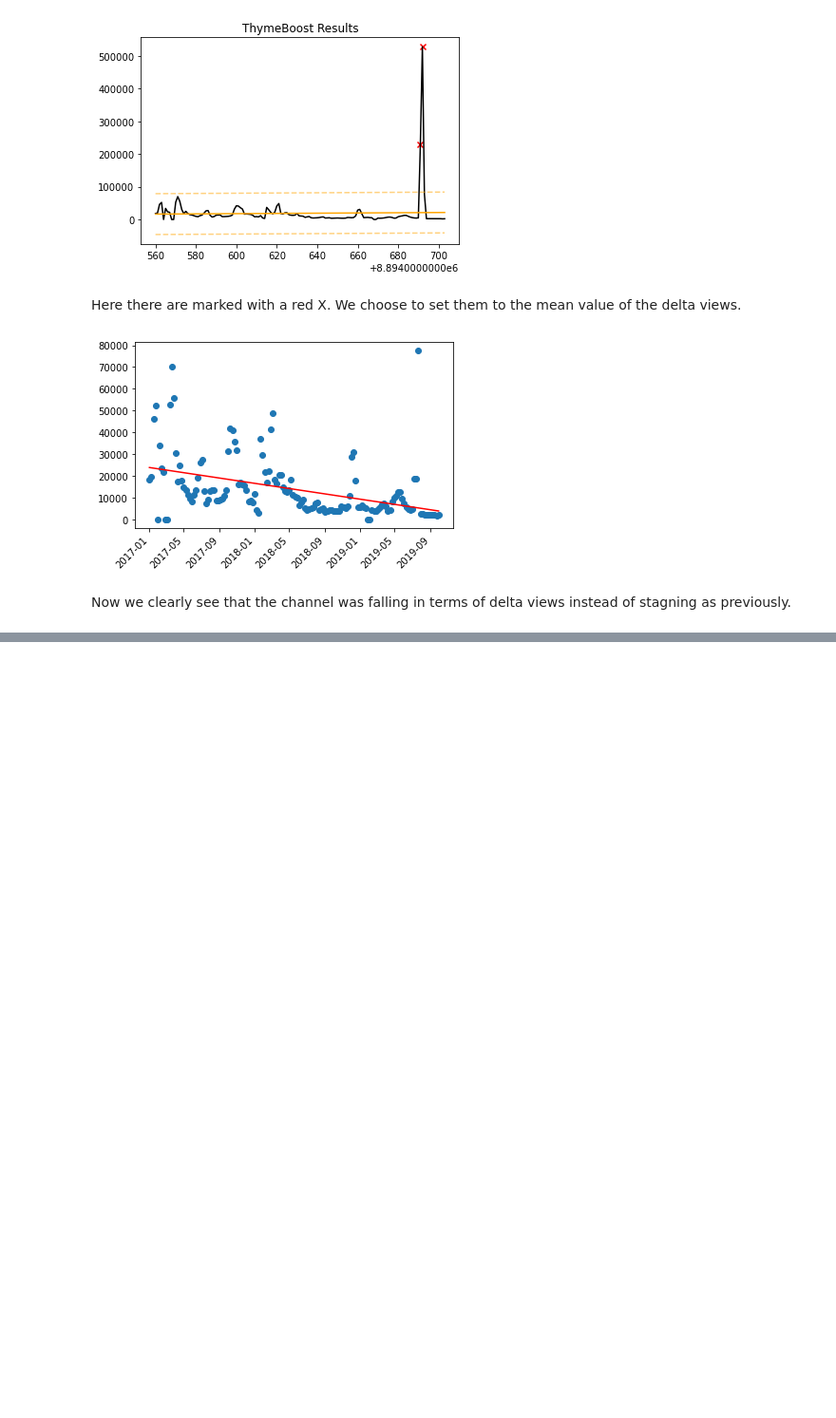
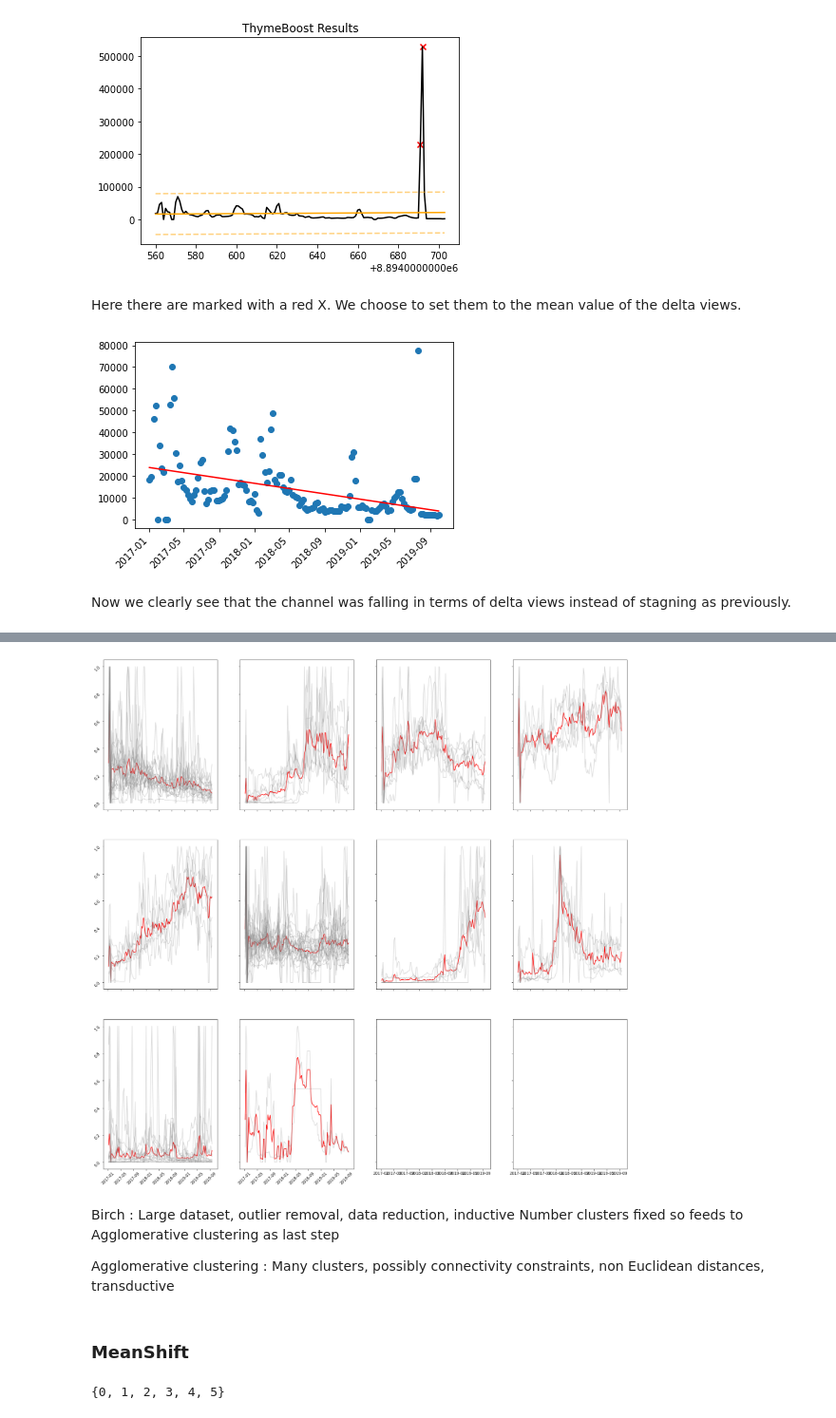
Before and after one commit to epfl-ada/ada-2022-project-pinacolada, a Jupyter notebook: notebook.ipynb, the cells around one changed output, grey strips where cells are left out. Shown at 95% size. Cells and saved outputs as stored; diff of their text form; code cells hidden in the pictures; blank space fills up the shorter version.

```diff
--- a/notebook.ipynb
+++ b/notebook.ipynb
@@ -363,0 +488,4 @@ Now we clearly see that the channel was falling in terms of delta views instead
+# %%
+from sklearn.cluster import Birch
+
+brc = Birch(n_clusters=10).fit(series)
@@ -363,0 +513,25 @@ Now we clearly see that the channel was falling in terms of delta views instead
+# %%
+WIDTH = 4
+
+fig, axs = plt.subplots(math.ceil(len(unique_labels)/WIDTH),WIDTH,figsize=(25,25),sharex=True,sharey=True)
+
+i = 0
+j = 0
+for n in unique_labels:
+    axs[(i,j)].plot(date_index,means[n],c="red")
+    axs[(i,j)].tick_params(labelrotation=45)
+    for serie in clusters[n]:
+        axs[(i,j)].plot(date_index,serie,c="gray",alpha=0.3)
+    j += 1
+    if j >= WIDTH:
+        i += 1
+        j = 0
+# %% [output]
+[figure, added]
+# %% [markdown]
+Birch : Large dataset, outlier removal, data reduction, inductive
+Number clusters fixed so feeds to Agglomerative clustering as last step
+
+Agglomerative clustering : Many clusters, possibly connectivity constraints, non Euclidean distances, transductive
+# %% [markdown]
+### MeanShift
@@ -363,0 +543,21 @@ Now we clearly see that the channel was falling in terms of delta views instead
+# %%
+labelled = list(zip(ms.labels_,series))
+
+unique_labels = set(ms.labels_)
+print(unique_labels)
+
+clusters = []
+for ulabel in unique_labels:
+    if ulabel != -1:
+        s = []
+        for label,serie in labelled:
+            if label == ulabel:
+                s.append(serie)
+        clusters.append(s)
+
+means = []
+for cluster in clusters:
+    arrays = [np.array(x) for x in cluster]
+    means.append([np.mean(k) for k in zip(*arrays)])
+# %% [output]
+{0, 1, 2, 3, 4, 5}
```
Also changed, not shown: parts of 23 cells of this notebook.
